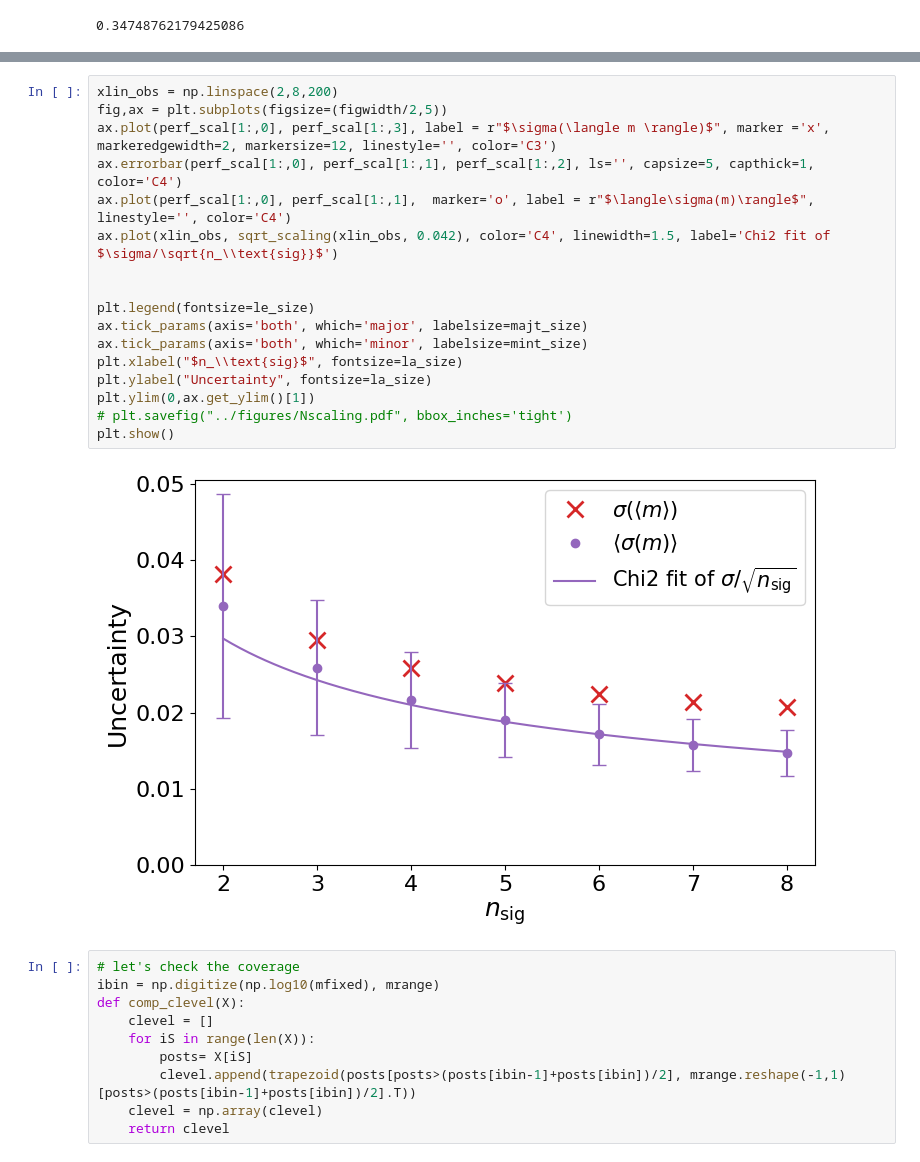
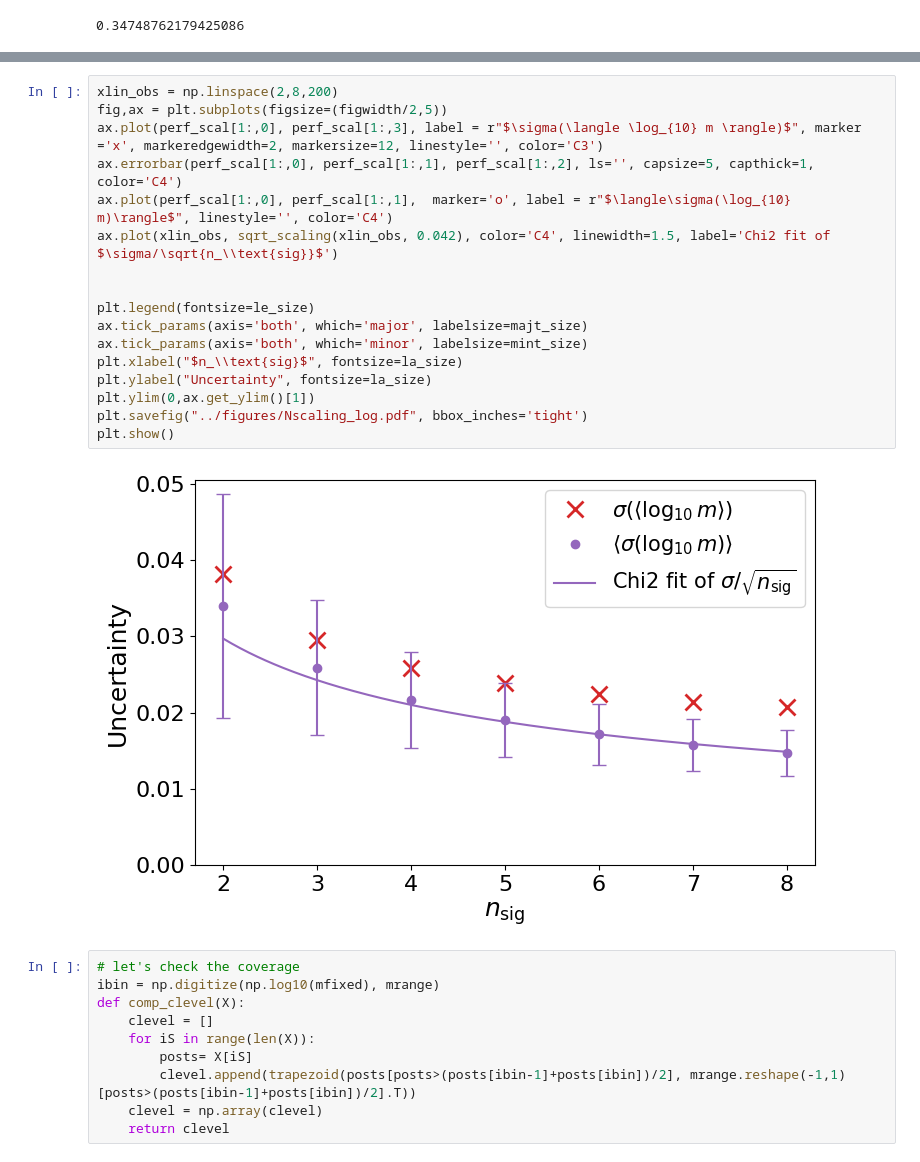
Before and after one commit to amorandini/param_hunt, a Jupyter notebook: notebooks/cl_combination.ipynb, the cells around one changed output, grey strips where cells are left out. Saved outputs shown, nothing was run; the diff lists cells and outputs as text.

```diff
--- a/notebooks/cl_combination.ipynb
+++ b/notebooks/cl_combination.ipynb
@@ -443,22 +443,22 @@ for tryval in np.linspace(0.03, 0.05, 21):
 # %%
 xlin_obs = np.linspace(2,8,200)
 fig,ax = plt.subplots(figsize=(figwidth/2,5))
-ax.plot(perf_scal[1:,0], perf_scal[1:,3], label = r"$\sigma(\langle m \rangle)$", marker ='x', markeredgewidth=2, markersize=12, linestyle='', color='C3')
+ax.plot(perf_scal[1:,0], perf_scal[1:,3], label = r"$\sigma(\langle \log_{10} m \rangle)$", marker ='x', markeredgewidth=2, markersize=12, linestyle='', color='C3')
 ax.errorbar(perf_scal[1:,0], perf_scal[1:,1], perf_scal[1:,2], ls='', capsize=5, capthick=1, color='C4')
-ax.plot(perf_scal[1:,0], perf_scal[1:,1],  marker='o', label = r"$\langle\sigma(m)\rangle$", linestyle='', color='C4')
+ax.plot(perf_scal[1:,0], perf_scal[1:,1],  marker='o', label = r"$\langle\sigma(\log_{10} m)\rangle$", linestyle='', color='C4')
 ax.plot(xlin_obs, sqrt_scaling(xlin_obs, 0.042), color='C4', linewidth=1.5, label='Chi2 fit of $\sigma/\sqrt{n_\\text{sig}}$')
 
 
 plt.legend(fontsize=le_size)
 ax.tick_params(axis='both', which='major', labelsize=majt_size)
 ax.tick_params(axis='both', which='minor', labelsize=mint_size)
 plt.xlabel("$n_\\text{sig}$", fontsize=la_size)
 plt.ylabel("Uncertainty", fontsize=la_size)
 plt.ylim(0,ax.get_ylim()[1])
-# plt.savefig("../figures/Nscaling.pdf", bbox_inches='tight')
+plt.savefig("../figures/Nscaling_log.pdf", bbox_inches='tight')
 plt.show()
 # %% [output]
-[figure, old version]
+[figure, new version]
 # %%
 # let's check the coverage
 ibin = np.digitize(np.log10(mfixed), mrange)
```
Also changed, not shown: parts of 2 cells of this notebook.
